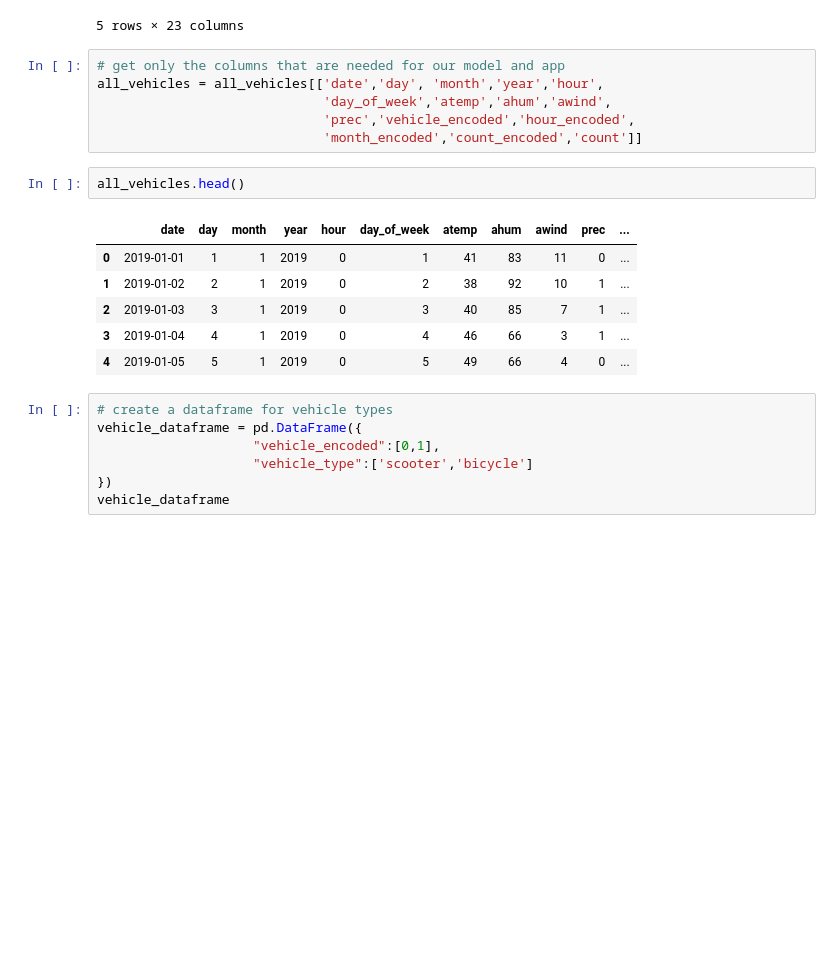
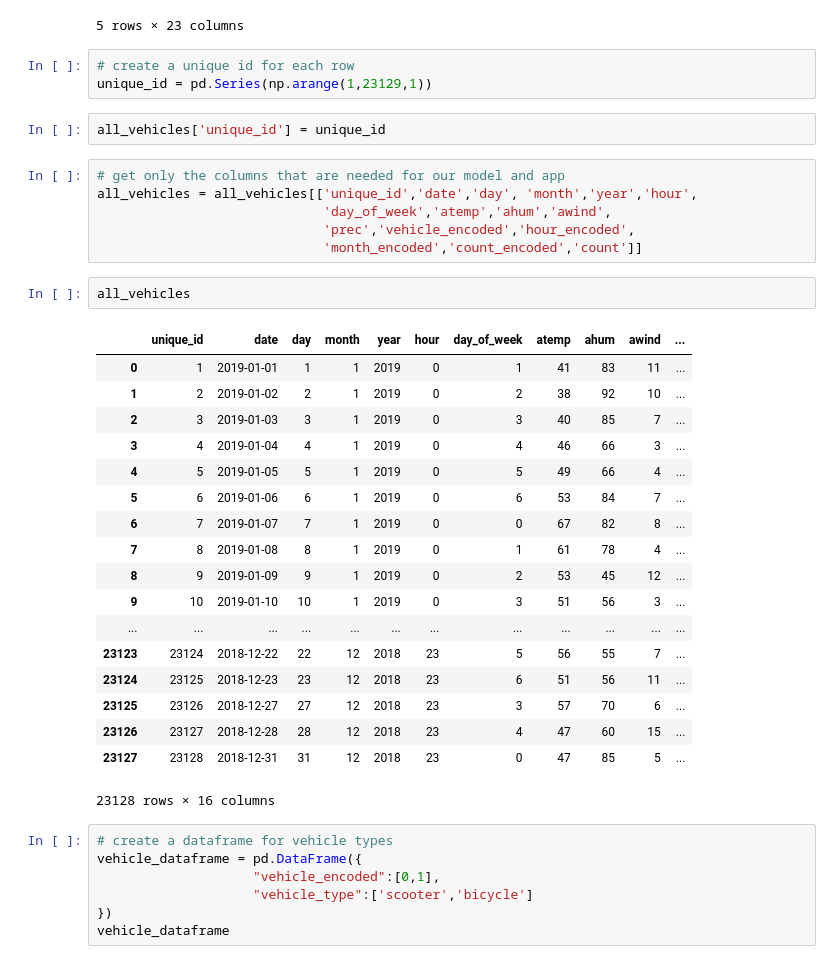
Before and after one commit to aktavern/Austin-Transporation-Alternatives, a Jupyter notebook: etl/ETL Notebook.ipynb, the cells around one changed output. Saved outputs shown, nothing was run; the diff lists cells and outputs as text; blank space fills up the shorter version.

```diff
--- a/etl/ETL Notebook.ipynb
+++ b/etl/ETL Notebook.ipynb
@@ -21,21 +24,38 @@ all_vehicles.head()
 | 3 | 3 | 1 | 0 | 2019 | 4 | 82 | 2019-01-04 | 67 | 46 | 30 | ... | ... |
 | 4 | 4 | 1 | 0 | 2019 | 5 | 188 | 2019-01-05 | 73 | 49 | 32 | ... | ... |
 5 rows × 23 columns
+# %%
+# create a unique id for each row
+unique_id = pd.Series(np.arange(1,23129,1))
+# %%
+all_vehicles['unique_id'] = unique_id
 # %%
 # get only the columns that are needed for our model and app
-all_vehicles = all_vehicles[['date','day', 'month','year','hour',
+all_vehicles = all_vehicles[['unique_id','date','day', 'month','year','hour',
                              'day_of_week','atemp','ahum','awind',
                              'prec','vehicle_encoded','hour_encoded',
                              'month_encoded','count_encoded','count']]
 # %%
-all_vehicles.head()
+all_vehicles
 # %% [output]
-|  | date | day | month | year | hour | day_of_week | atemp | ahum | awind | prec | ... |
-| 0 | 2019-01-01 | 1 | 1 | 2019 | 0 | 1 | 41 | 83 | 11 | 0 | ... |
-| 1 | 2019-01-02 | 2 | 1 | 2019 | 0 | 2 | 38 | 92 | 10 | 1 | ... |
-| 2 | 2019-01-03 | 3 | 1 | 2019 | 0 | 3 | 40 | 85 | 7 | 1 | ... |
-| 3 | 2019-01-04 | 4 | 1 | 2019 | 0 | 4 | 46 | 66 | 3 | 1 | ... |
-| 4 | 2019-01-05 | 5 | 1 | 2019 | 0 | 5 | 49 | 66 | 4 | 0 | ... |
+|  | unique_id | date | day | month | year | hour | day_of_week | atemp | ahum | awind | ... |
+| 0 | 1 | 2019-01-01 | 1 | 1 | 2019 | 0 | 1 | 41 | 83 | 11 | ... |
+| 1 | 2 | 2019-01-02 | 2 | 1 | 2019 | 0 | 2 | 38 | 92 | 10 | ... |
+| 2 | 3 | 2019-01-03 | 3 | 1 | 2019 | 0 | 3 | 40 | 85 | 7 | ... |
+| 3 | 4 | 2019-01-04 | 4 | 1 | 2019 | 0 | 4 | 46 | 66 | 3 | ... |
+| 4 | 5 | 2019-01-05 | 5 | 1 | 2019 | 0 | 5 | 49 | 66 | 4 | ... |
+| 5 | 6 | 2019-01-06 | 6 | 1 | 2019 | 0 | 6 | 53 | 84 | 7 | ... |
+| 6 | 7 | 2019-01-07 | 7 | 1 | 2019 | 0 | 0 | 67 | 82 | 8 | ... |
+| 7 | 8 | 2019-01-08 | 8 | 1 | 2019 | 0 | 1 | 61 | 78 | 4 | ... |
+| 8 | 9 | 2019-01-09 | 9 | 1 | 2019 | 0 | 2 | 53 | 45 | 12 | ... |
+| 9 | 10 | 2019-01-10 | 10 | 1 | 2019 | 0 | 3 | 51 | 56 | 3 | ... |
+| ... | ... | ... | ... | ... | ... | ... | ... | ... | ... | ... | ... |
+| 23123 | 23124 | 2018-12-22 | 22 | 12 | 2018 | 23 | 5 | 56 | 55 | 7 | ... |
+| 23124 | 23125 | 2018-12-23 | 23 | 12 | 2018 | 23 | 6 | 51 | 56 | 11 | ... |
+| 23125 | 23126 | 2018-12-27 | 27 | 12 | 2018 | 23 | 3 | 57 | 70 | 6 | ... |
+| 23126 | 23127 | 2018-12-28 | 28 | 12 | 2018 | 23 | 4 | 47 | 60 | 15 | ... |
+| 23127 | 23128 | 2018-12-31 | 31 | 12 | 2018 | 23 | 0 | 47 | 85 | 5 | ... |
+23128 rows × 16 columns
 # %%
 # create a dataframe for vehicle types
 vehicle_dataframe = pd.DataFrame({
```
Also changed, not shown: parts of 9 cells of this notebook, 2 other files.
